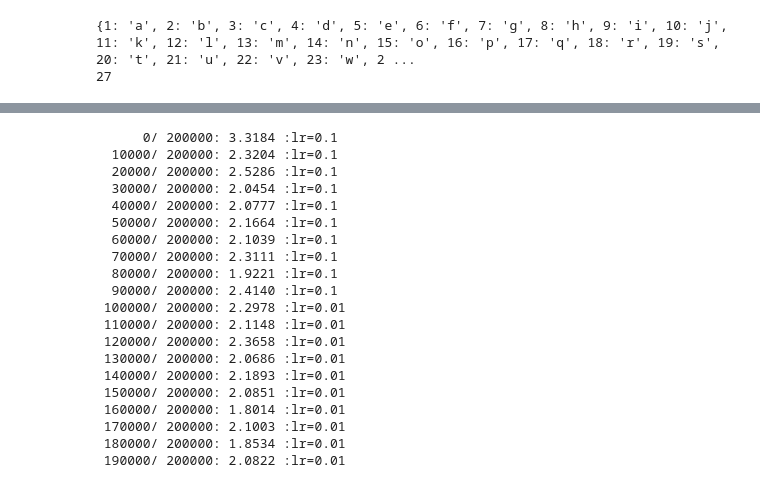
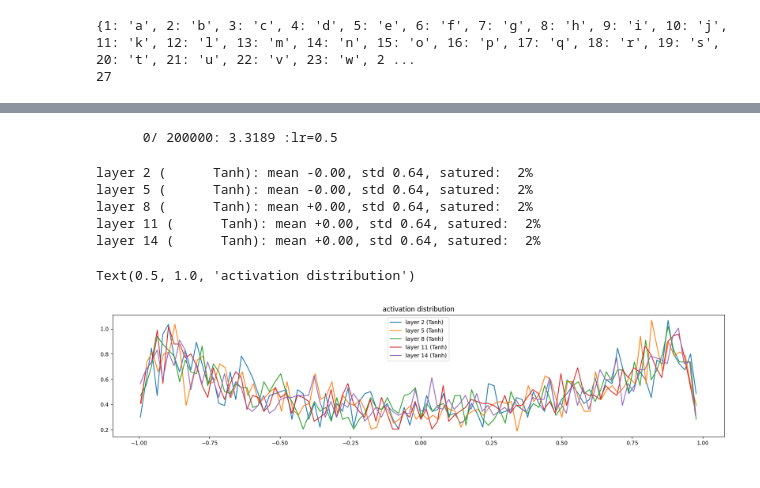
Before and after one commit to kxk254/mit, a Jupyter notebook: Karpathy/makemore/makemore3-2.ipynb, the cells around one changed output, grey strips where cells are left out. Cells and saved outputs as stored; diff of their text form; code cells hidden in the pictures.

```diff
--- a/Karpathy/makemore/makemore3-2.ipynb
+++ b/Karpathy/makemore/makemore3-2.ipynb
@@ -140,6 +151,7 @@ for p in parameters:
 max_steps = 200000
 batch_size = 32
 lossi = []
+ud = []
 
 for i in range(max_steps):
 
@@ -149,8 +161,7 @@ for i in range(max_steps):
 
     #forward pass -----------
     emb = C[Xb]  #embed characters into vectors
-    embcat = emb.view(emb.shape[0], -1)  #concatanate the vectors or flatten
-
+    x = emb.view(emb.shape[0], -1)  #concatanate the vectors or flatten
     for layer in layers:
         x = layer(x)
     loss = F.cross_entropy(x, Yb)
@@ -164,7 +175,7 @@ for i in range(max_steps):
     loss.backward()
 
     # update
-    lr = 0.1 if i < 100000 else 0.01
+    lr = 0.5 if i < 100000 else 0.01
     for p in parameters:
         p.data += -lr * p.grad
 
@@ -172,43 +183,31 @@ for i in range(max_steps):
     if i % 10000 == 0:  # print every once in a while
         print(f"{i:7d}/{max_steps:7d}: {loss.item():.4f} :lr={lr}")
     lossi.append(loss.log10().item())
-
     with torch.no_grad():
-        ud.append([((lr*p.grad).std() / p.data.std()).log10().item() for p in parameters])
+        ud.append([(lr*p.grad.std() / p.data.std()).log10().item() for p in parameters])
 
     # break
     if i > 1000:
         break
 # %% [output]
-      0/ 200000: 3.3184 :lr=0.1
-  10000/ 200000: 2.3204 :lr=0.1
-  20000/ 200000: 2.5286 :lr=0.1
-  30000/ 200000: 2.0454 :lr=0.1
-  40000/ 200000: 2.0777 :lr=0.1
-  50000/ 200000: 2.1664 :lr=0.1
-  60000/ 200000: 2.1039 :lr=0.1
-  70000/ 200000: 2.3111 :lr=0.1
-  80000/ 200000: 1.9221 :lr=0.1
-  90000/ 200000: 2.4140 :lr=0.1
- 100000/ 200000: 2.2978 :lr=0.01
- 110000/ 200000: 2.1148 :lr=0.01
- 120000/ 200000: 2.3658 :lr=0.01
- 130000/ 200000: 2.0686 :lr=0.01
- 140000/ 200000: 2.1893 :lr=0.01
- 150000/ 200000: 2.0851 :lr=0.01
- 160000/ 200000: 1.8014 :lr=0.01
- 170000/ 200000: 2.1003 :lr=0.01
- 180000/ 200000: 1.8534 :lr=0.01
- 190000/ 200000: 2.0822 :lr=0.01
+      0/ 200000: 3.3189 :lr=0.5
 # %%
 plt.figure(figsize=(20, 4))
 legends = []
-for i, layer in enumerate(layers[:-1])
-if isinstance(layer, Tanh):
-    t = layer.out
-    print('layer %d (%10s): mean %+.2f, std %.2f, satured: %2.f%%' % (i, layer.__class__.__name__, t.eman(), t.std(), (t.abs() > 0.97).float().mean()*100))
-    hy, hx = torch.histogram(t, density=True)
-    plt.plot(hx[:-1], detach(), hy.detach())
-    legends.append(f'layer {i} ({layer.__class__.__name__})')
+for i, layer in enumerate(layers[:-1]):
+    if isinstance(layer, Tanh):
+        t = layer.out
+        print('layer %d (%10s): mean %+.2f, std %.2f, satured: %2.f%%' % (i, layer.__class__.__name__, t.mean(), t.std(), (t.abs() > 0.97).float().mean()*100))
+        hy, hx = torch.histogram(t, density=True)
+        plt.plot(hx[:-1].detach(), hy.detach())
+        legends.append(f'layer {i} ({layer.__class__.__name__})')
 plt.legend(legends)
 plt.title('activation distribution')
+# %% [output]
+layer 2 (      Tanh): mean -0.00, std 0.64, satured:  2%
+layer 5 (      Tanh): mean -0.00, std 0.64, satured:  2%
+layer 8 (      Tanh): mean +0.00, std 0.64, satured:  2%
+layer 11 (      Tanh): mean +0.00, std 0.64, satured:  2%
+layer 14 (      Tanh): mean +0.00, std 0.64, satured:  2%
+Text(0.5, 1.0, 'activation distribution')
+[figure, added]
```
Also changed, not shown: parts of 7 cells of this notebook.
